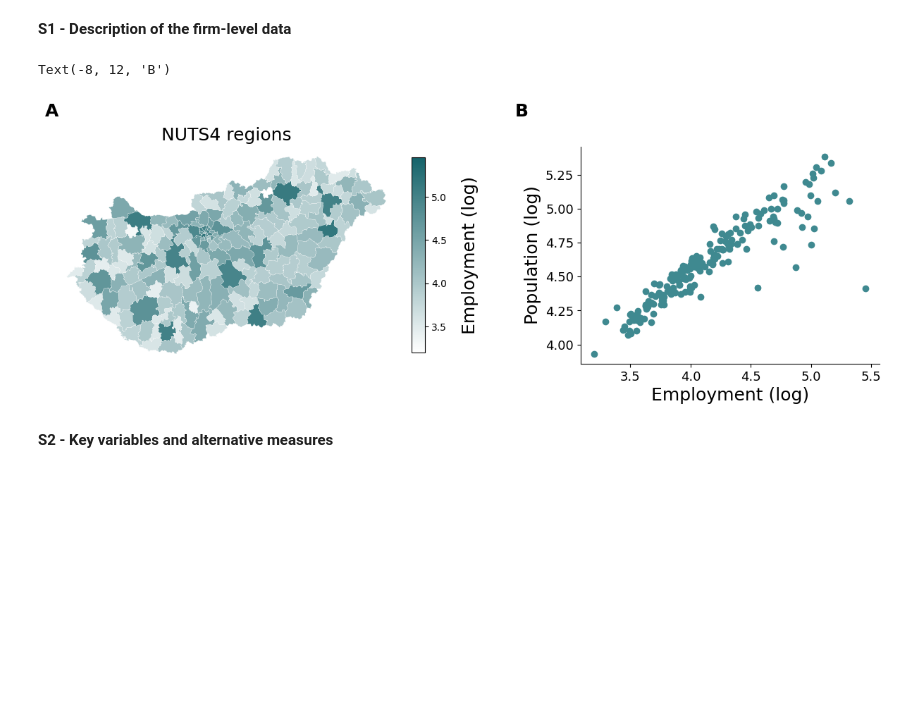
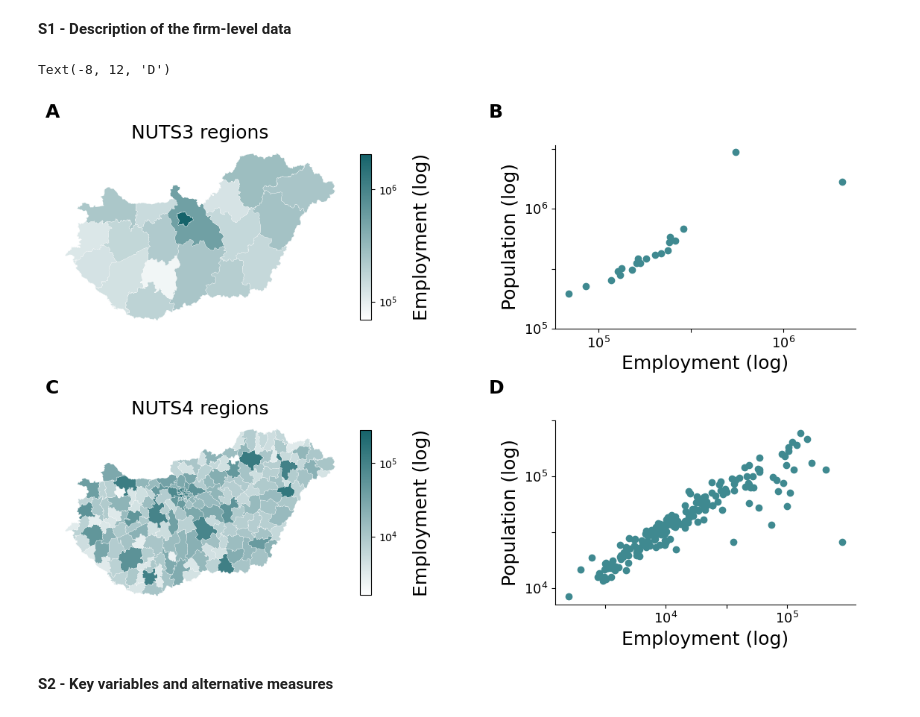
Before and after one commit to sandorjuhasz/coagglomeration, a Jupyter notebook: code/02_supplementary_figures.ipynb, the cells around one changed output. Saved outputs shown, nothing was run; the diff lists cells and outputs as text; code cells hidden in the pictures; blank space fills up the shorter version.

```diff
--- a/code/02_supplementary_figures.ipynb
+++ b/code/02_supplementary_figures.ipynb
@@ -134,14 +180,47 @@ def keyvar_scatter(df, key_columns, fontsize, xtitle, ytitle, ax=None):
+# %%
+# agg and calculate
+agg_pop_df = aggregate_popdata(pop_df, focal_year=2017, region_id=region_level[0].lower())
+agg_pop_df["popdense"] = agg_pop_df["pop"] / agg_pop_df["area"]
+agg_pop_df["log_pop"] = np.log10(agg_pop_df["pop"])
+
+# clean region names for merge
+agg_pop_df[region_level[0].lower()] = agg_pop_df[region_level[0].lower()].apply(unidecode)
+# %%
+# combine
+plot_df0 = pd.merge(
+    map_df,
+    agg_pop_df,
+    left_on="region_name",
+    right_on=region_level[0].lower(),
+    how="left"
+)
 # %%
-fig, ax = plt.subplots(1,2, figsize=(16,4), gridspec_kw={'width_ratios': [2, 1.25]})
-fig.subplots_adjust(wspace=0.25)
+fig, ax = plt.subplots(2,2, figsize=(17,8), gridspec_kw={'width_ratios': [2, 1.05]})
+fig.subplots_adjust(wspace=0.25, hspace=0.5)
 fontsize=18
-plot_map(plot_df, key_column="log_total_emp", fontsize=fontsize, ax=ax[0])
-keyvar_scatter(plot_df, key_columns=["log_total_emp", "log_pop"], xtitle="Employment (log)", ytitle="Population (log)", fontsize=fontsize, ax=ax[1])
+
+plot_map(plot_df0, key_column="log_total_emp", region_var=region_level[0], fontsize=fontsize, ax=ax[0,0])
+keyvar_scatter(plot_df0, key_columns=["log_total_emp", "log_pop"], xtitle="Employment (log)", ytitle="Population (log)", fontsize=fontsize, ax=ax[0,1])
+ax[0,1].set_xticks([5, 5.5, 6])
+ax[0,1].set_xticklabels([r'$10^5$', "", r'$10^6$'])
+ax[0,1].set_yticks([5, 5.5, 6, 6.5])
+ax[0,1].set_yticklabels([r'$10^5$', "", r'$10^6$', ""])
+
+plot_map(plot_df1, key_column="log_total_emp", region_var=region_level[1], fontsize=fontsize, ax=ax[1,0])
+keyvar_scatter(plot_df1, key_columns=["log_total_emp", "log_pop"], xtitle="Employment (log)", ytitle="Population (log)", fontsize=fontsize, ax=ax[1,1])
+ax[1,1].set_xticks([3.5, 4, 4.5, 5])
+ax[1,1].set_xticklabels(["", r'$10^4$', "", r'$10^5$'])
+ax[1,1].set_yticks([4, 4.5, 5, 5.5])
+ax[1,1].set_yticklabels([r'$10^4$', "", r'$10^5$', ""])
+
 
 # subplot title
-ax[0].annotate("A", xy=(0,1.1), xycoords='axes fraction', xytext=(-8,12), textcoords='offset pixels', weight='bold', size=fontsize)
-ax[1].annotate("B", xy=(-0.2,1.1), xycoords='axes fraction', xytext=(-8,12), textcoords='offset pixels', weight='bold', size=fontsize)
-# plt.savefig(f"../figures/si_map_emp_{region_level[1]}.png", dpi=300, bbox_inches='tight', facecolor="white")
+ax[0,0].annotate("A", xy=(0,1.1), xycoords='axes fraction', xytext=(-8,12), textcoords='offset pixels', weight='bold', size=fontsize)
+ax[0,1].annotate("B", xy=(-0.2,1.1), xycoords='axes fraction', xytext=(-8,12), textcoords='offset pixels', weight='bold', size=fontsize)
+ax[1,0].annotate("C", xy=(0,1.1), xycoords='axes fraction', xytext=(-8,12), textcoords='offset pixels', weight='bold', size=fontsize)
+ax[1,1].annotate("D", xy=(-0.2,1.1), xycoords='axes fraction', xytext=(-8,12), textcoords='offset pixels', weight='bold', size=fontsize)
+
+#plt.savefig(f"../figures/si_map_emp_combined.png", dpi=300, bbox_inches='tight', facecolor="white")
 # %% [output]
-Text(-8, 12, 'B')
+Text(-8, 12, 'D')
-[figure, old version]
+[figure, new version]
```
Also changed, not shown: parts of 8 cells of this notebook.
